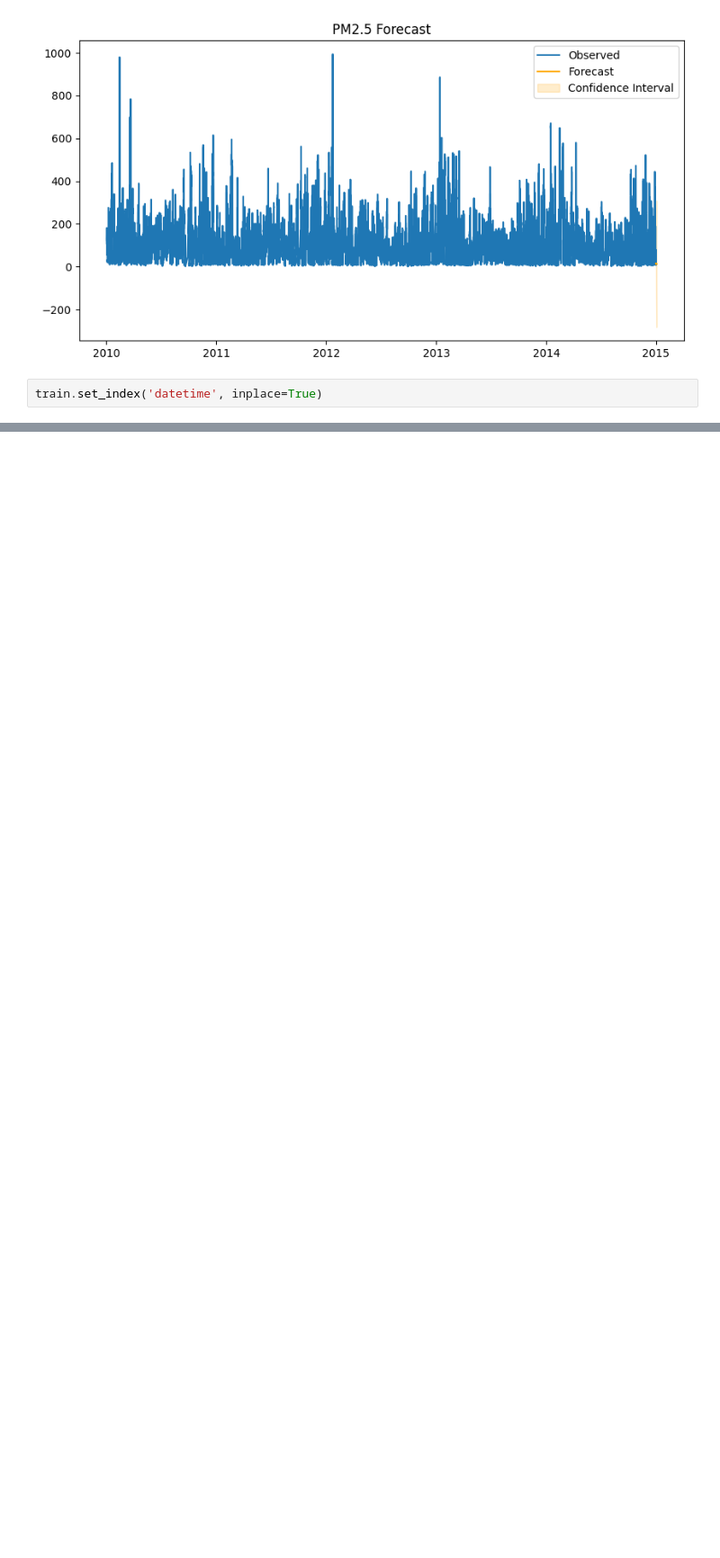
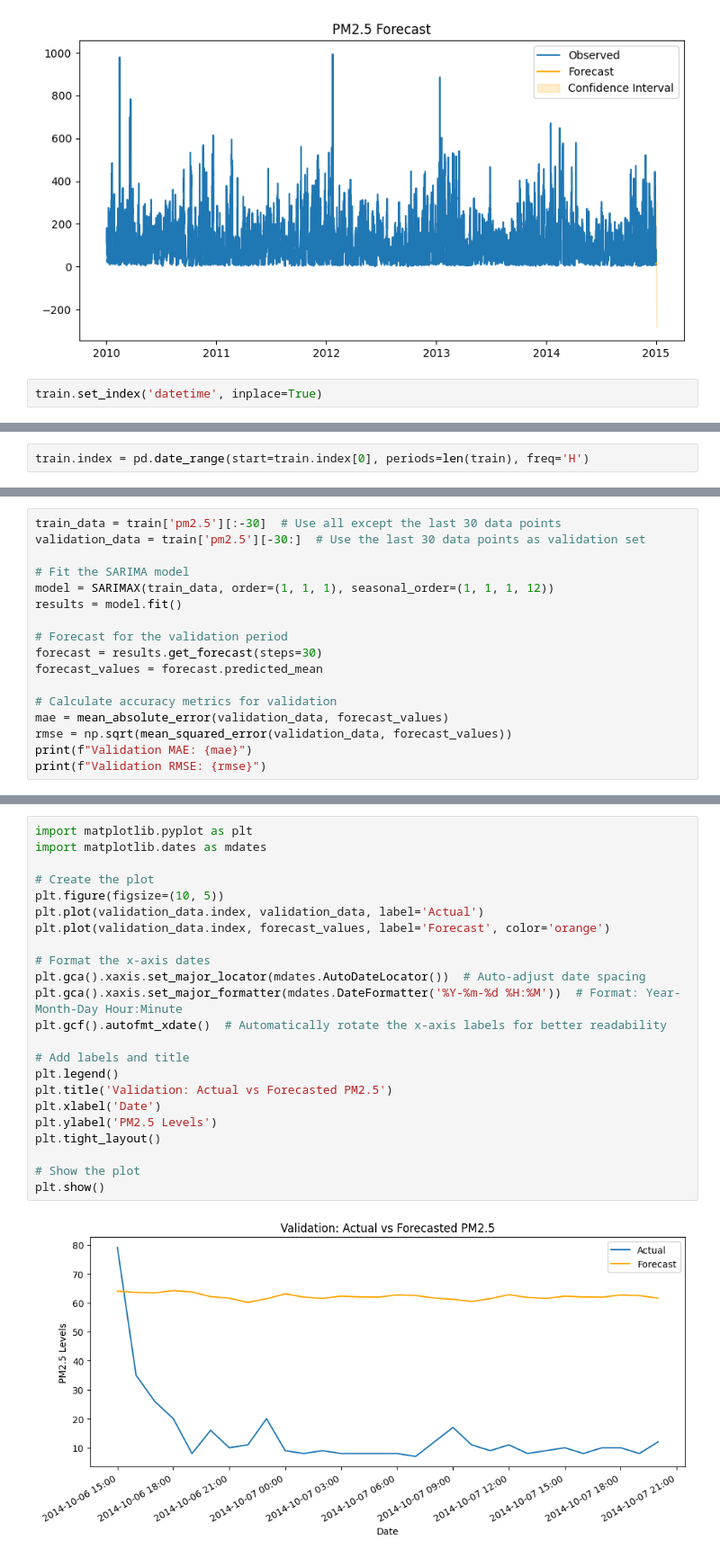
Before and after one commit to cameronliddle/Algorithms, a Jupyter notebook: AirQualityAppliedPredictiveAnalytics.ipynb, the cells around one changed output, grey strips where cells are left out. Shown at 90% size. Cells and saved outputs as stored; diff of their text form; blank space fills up the shorter version.

```diff
--- a/AirQualityAppliedPredictiveAnalytics.ipynb
+++ b/AirQualityAppliedPredictiveAnalytics.ipynb
@@ -145,0 +142,2 @@ train.set_index('datetime', inplace=True)
+# %%
+train.index = pd.date_range(start=train.index[0], periods=len(train), freq='H')
@@ -145,0 +148,17 @@ train.set_index('datetime', inplace=True)
+# %%
+train_data = train['pm2.5'][:-30]  # Use all except the last 30 data points
+validation_data = train['pm2.5'][-30:]  # Use the last 30 data points as validation set
+
+# Fit the SARIMA model
+model = SARIMAX(train_data, order=(1, 1, 1), seasonal_order=(1, 1, 1, 12))
+results = model.fit()
+
+# Forecast for the validation period
+forecast = results.get_forecast(steps=30)
+forecast_values = forecast.predicted_mean
+
+# Calculate accuracy metrics for validation
+mae = mean_absolute_error(validation_data, forecast_values)
+rmse = np.sqrt(mean_squared_error(validation_data, forecast_values))
+print(f"Validation MAE: {mae}")
+print(f"Validation RMSE: {rmse}")
@@ -145,0 +168,25 @@ train.set_index('datetime', inplace=True)
+# %%
+import matplotlib.pyplot as plt
+import matplotlib.dates as mdates
+
+# Create the plot
+plt.figure(figsize=(10, 5))
+plt.plot(validation_data.index, validation_data, label='Actual')
+plt.plot(validation_data.index, forecast_values, label='Forecast', color='orange')
+
+# Format the x-axis dates
+plt.gca().xaxis.set_major_locator(mdates.AutoDateLocator())  # Auto-adjust date spacing
+plt.gca().xaxis.set_major_formatter(mdates.DateFormatter('%Y-%m-%d %H:%M'))  # Format: Year-Month-Day Hour:Minute
+plt.gcf().autofmt_xdate()  # Automatically rotate the x-axis labels for better readability
+
+# Add labels and title
+plt.legend()
+plt.title('Validation: Actual vs Forecasted PM2.5')
+plt.xlabel('Date')
+plt.ylabel('PM2.5 Levels')
+plt.tight_layout()
+
+# Show the plot
+plt.show()
+# %% [output]
+[figure, added]
```
Also changed, not shown: parts of 8 cells of this notebook.
